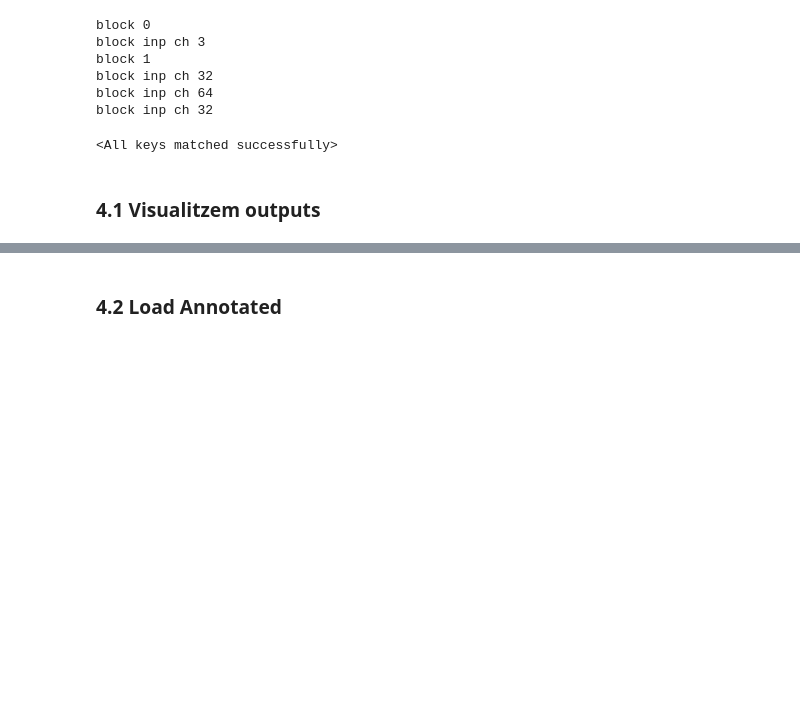
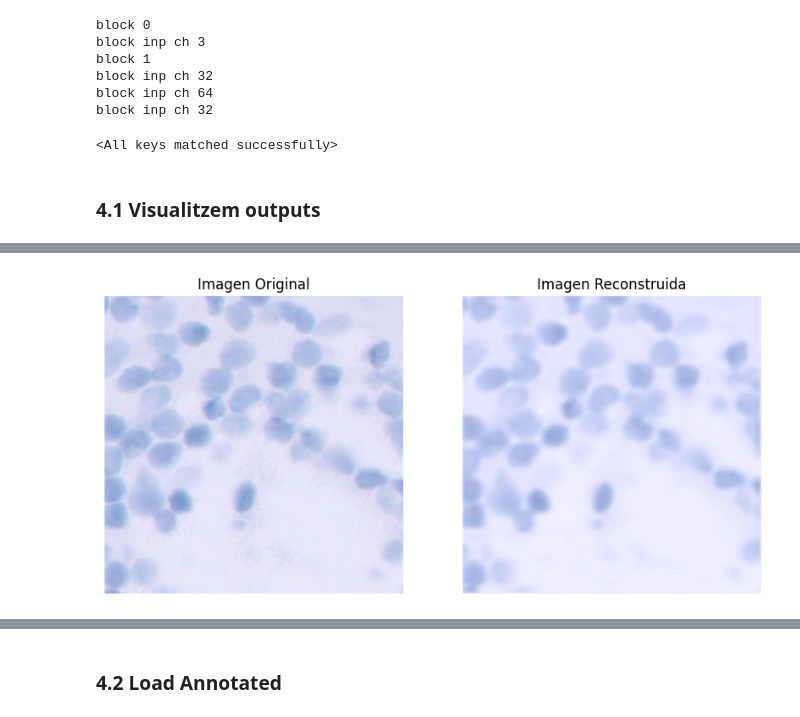
Before and after one commit to NIU1637558/psiv-repte3, a Jupyter notebook: proves_andreu.ipynb, the cells around one changed output, grey strips where cells are left out. Drawn from its saved outputs; the diff is of its cells as text; code cells hidden in the pictures; blank space fills up the shorter version.

```diff
--- a/proves_andreu.ipynb
+++ b/proves_andreu.ipynb
@@ -133,10 +134,10 @@ class Standard_Dataset(data.Dataset):
             return image_tensor
 
 # Paso 3: Cargar los datos
-folder_path = "C:/Users/mirvi/Desktop/mii/UAB/4.1/PSIV2/detect mateicules/repte3/psiv-repte3/data/Cropped_sample"
+folder_path = "C:/Users/mirvi/Desktop/mii/UAB/4.1/PSIV2/detect mateicules/repte3/psiv-repte3/data/Cropped"
 csv_path = "C:/Users/mirvi/Desktop/mii/UAB/4.1/PSIV2/detect mateicules/repte3/psiv-repte3/data/PatientDiagnosis.csv"
-patient_list = ['B22-25']
-sample_size = 1
+patient_list = []
+sample_size = 20
 
 # Filtrando imágenes y etiquetas para obtener solo aquellas cuya densidad es 0
 images, labels = load_cropped(folder_path, csv_path, patient_list, sample_size)
@@ -1005,0 +993,74 @@ plt.show()
+# %%
+import torch
+import cv2
+import matplotlib.pyplot as plt
+from torchvision import transforms
+
+def visualize_images(image, model, totensor = True):
+    if totensor:
+        transform = transforms.ToTensor()
+        image_tensor = transform(image).unsqueeze(0)  # Añadir dimensión de batch
+
+    # Pasar la imagen por el modelo
+    with torch.no_grad():
+        # normalizar pixeles
+        reconstructed = model(image_tensor)
+
+    # Reescalar la imagen para visualizarla
+    reconstructed = reconstructed.squeeze(0)  # Eliminar dimensión de batch
+    reconstructed = reconstructed.permute(1, 2, 0)  # Permutar canales
+
+    # numpy to PIL
+    reconstructed_PIL = Image.fromarray((reconstructed.numpy() * 255).astype(np.uint8))
+
+    # Adjust both brightness and contrast for a balanced enhancement
+    contrast_enhancer = ImageEnhance.Contrast(reconstructed_PIL)
+    image_with_contrast = contrast_enhancer.enhance(1.4)  # Moderate contrast increase
+
+    brightness_enhancer = ImageEnhance.Brightness(image_with_contrast)
+    final_adjusted_image = brightness_enhancer.enhance(1.5)  # Moderate brightness increase
+
+    # PIL to numpy
+    reconstructed = np.array(final_adjusted_image)
+
+    # Visualizar las imágenes
+    plt.figure(figsize=(10, 5))
+
+    # Imagen original
+    plt.subplot(1, 2, 1)
+    plt.imshow(image)
+    plt.title("Imagen Original")
+    plt.axis("off")
+
+    # Imagen reconstruida
+    plt.subplot(1, 2, 2)
+    plt.imshow(reconstructed)
+    plt.title("Imagen Reconstruida")
+    plt.axis("off")
+
+    plt.show()
+
+# Configurar el modelo en modo de evaluación
+model.eval()
+
+# B22-45	0	1,027	6,610	7,783	256	256	1
+# B22-45	0	1,050	5,589	12,144	256	256	-1
+
+# SENSE PRESENCIA
+image_path_neg = "C:/Users/mirvi/Desktop/mii/UAB/4.1/PSIV2/detect mateicules/repte3/psiv-repte3/data/Annotated/B22-45_0/01050.png"
+
+# AMB PRESENCIA
+image_path_pos = "C:/Users/mirvi/Desktop/mii/UAB/4.1/PSIV2/detect mateicules/repte3/psiv-repte3/data/Annotated/B22-45_0/01027.png"
+
+image_n = cv2.imread(image_path_neg)
+image_n = cv2.cvtColor(image_n, cv2.COLOR_BGR2RGB)
+
+image_p = cv2.imread(image_path_pos)
+image_p = cv2.cvtColor(image_p, cv2.COLOR_BGR2RGB)
+
+# Visualizar la imagen original y la imagen reconstruida
+print('Imatge SENSE HELICOBACTER')
+visualize_images(image_n, model)
+print('Imatge AMB HELICOBACTER')
+visualize_images(image_p, model)
+# %% [output]
@@ -1005,0 +1068 @@ plt.show()
+[figure, added]
```
Also changed, not shown: parts of 23 cells of this notebook.
